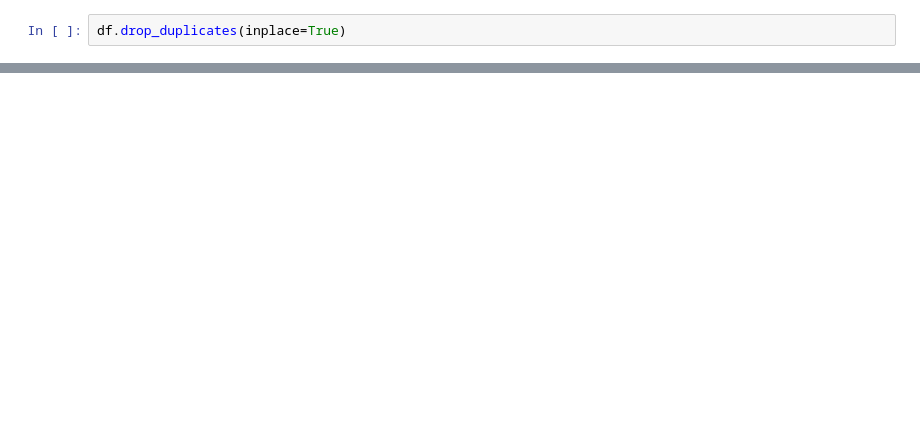
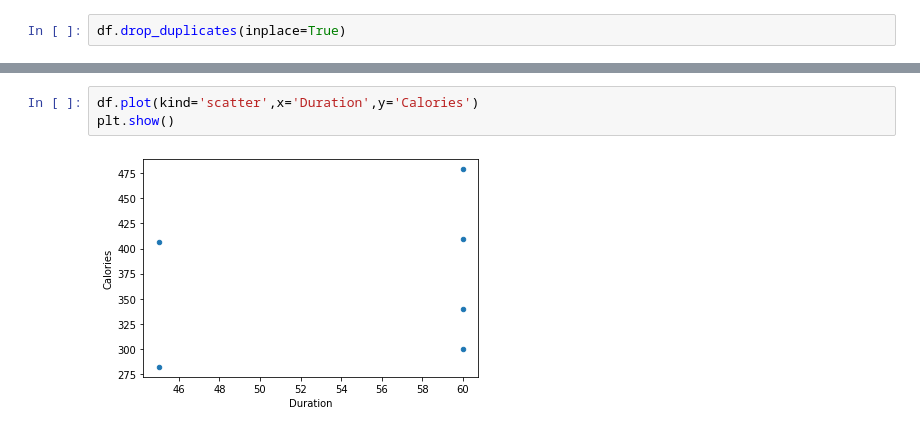
Before and after one commit to tomasz-te/Drafts, a Jupyter notebook: Pandas.ipynb, the cells around one changed output, grey strips where cells are left out. Cells and saved outputs as stored; diff of their text form; blank space fills up the shorter version.

```diff
--- a/Pandas.ipynb
+++ b/Pandas.ipynb
@@ -222,0 +240,5 @@ df.drop_duplicates(inplace=True)
+# %%
+df.plot(kind='scatter',x='Duration',y='Calories')
+plt.show()
+# %% [output]
+[figure, added]
```
Also changed, not shown: parts of 16 cells of this notebook.
